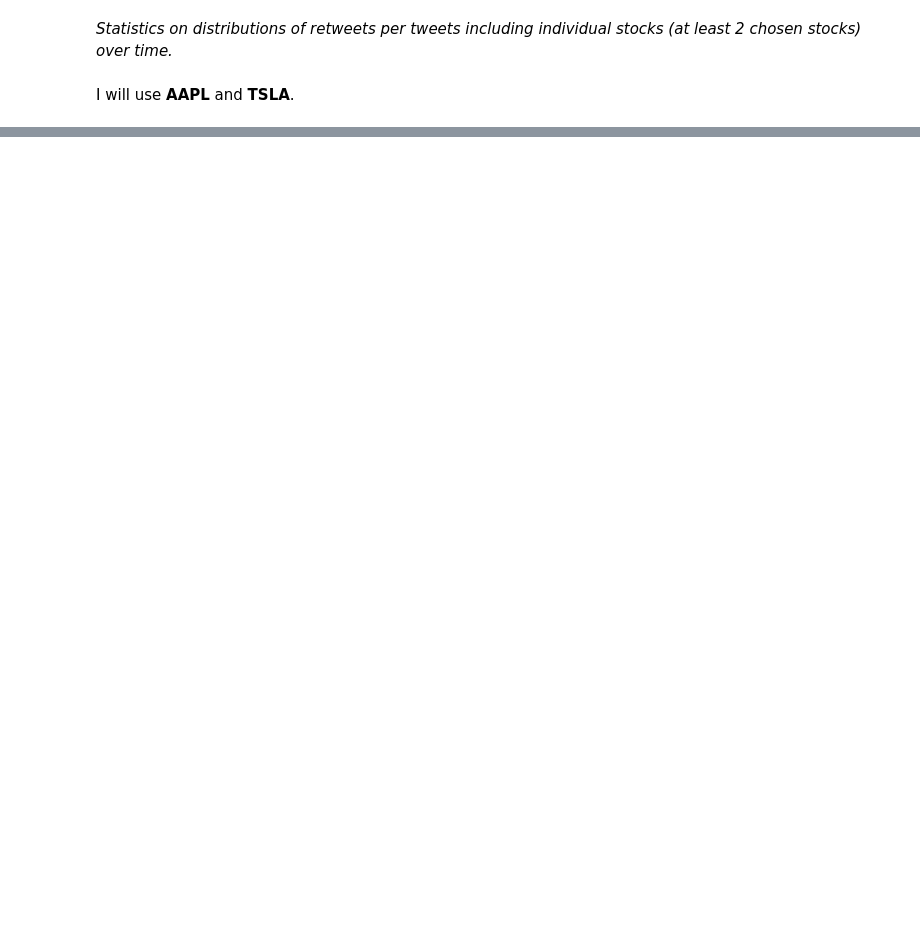
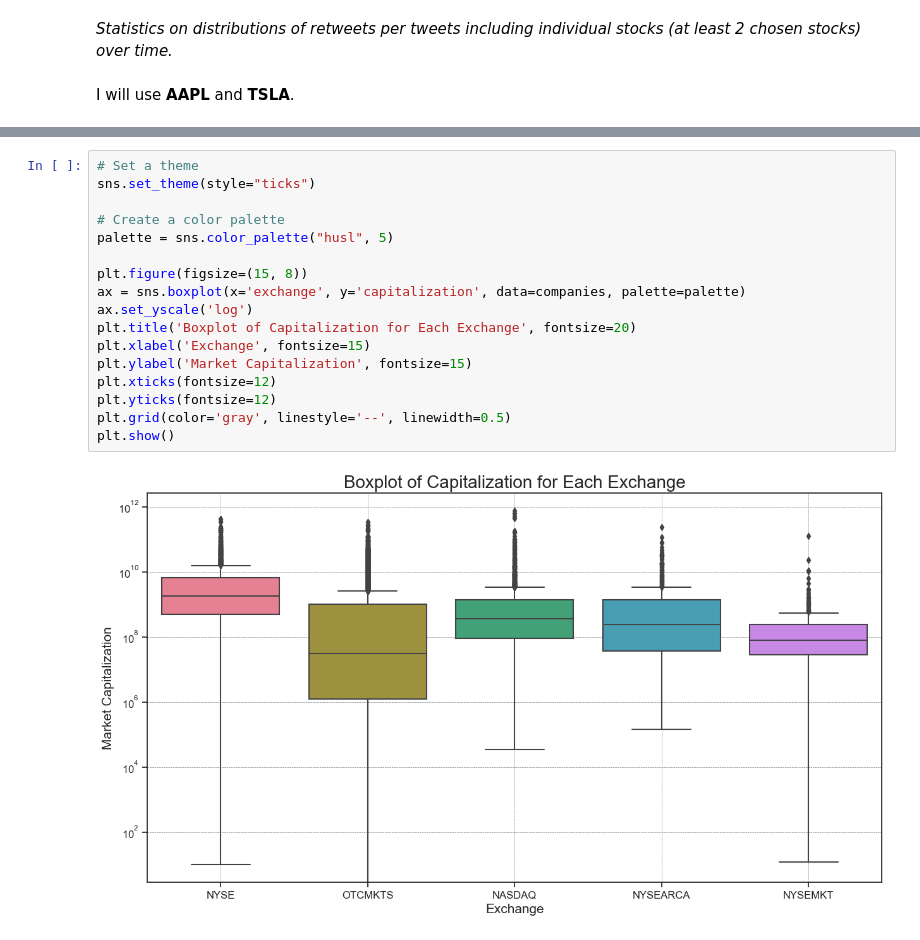
Before and after one commit to AradMNK/fds-project, a Jupyter notebook: src/FDS-Project.ipynb, the cells around one changed output, grey strips where cells are left out. Drawn from its saved outputs; the diff is of its cells as text; blank space fills up the shorter version.

```diff
--- a/src/FDS-Project.ipynb
+++ b/src/FDS-Project.ipynb
@@ -361,0 +444,19 @@ KeyboardInterrupt:
+# %%
+# Set a theme
+sns.set_theme(style="ticks")
+
+# Create a color palette
+palette = sns.color_palette("husl", 5)
+
+plt.figure(figsize=(15, 8))
+ax = sns.boxplot(x='exchange', y='capitalization', data=companies, palette=palette)
+ax.set_yscale('log')
+plt.title('Boxplot of Capitalization for Each Exchange', fontsize=20)
+plt.xlabel('Exchange', fontsize=15)
+plt.ylabel('Market Capitalization', fontsize=15)
+plt.xticks(fontsize=12)
+plt.yticks(fontsize=12)
+plt.grid(color='gray', linestyle='--', linewidth=0.5)
+plt.show()
+# %% [output]
+[figure, added]
```
Also changed, not shown: parts of 30 cells of this notebook.
